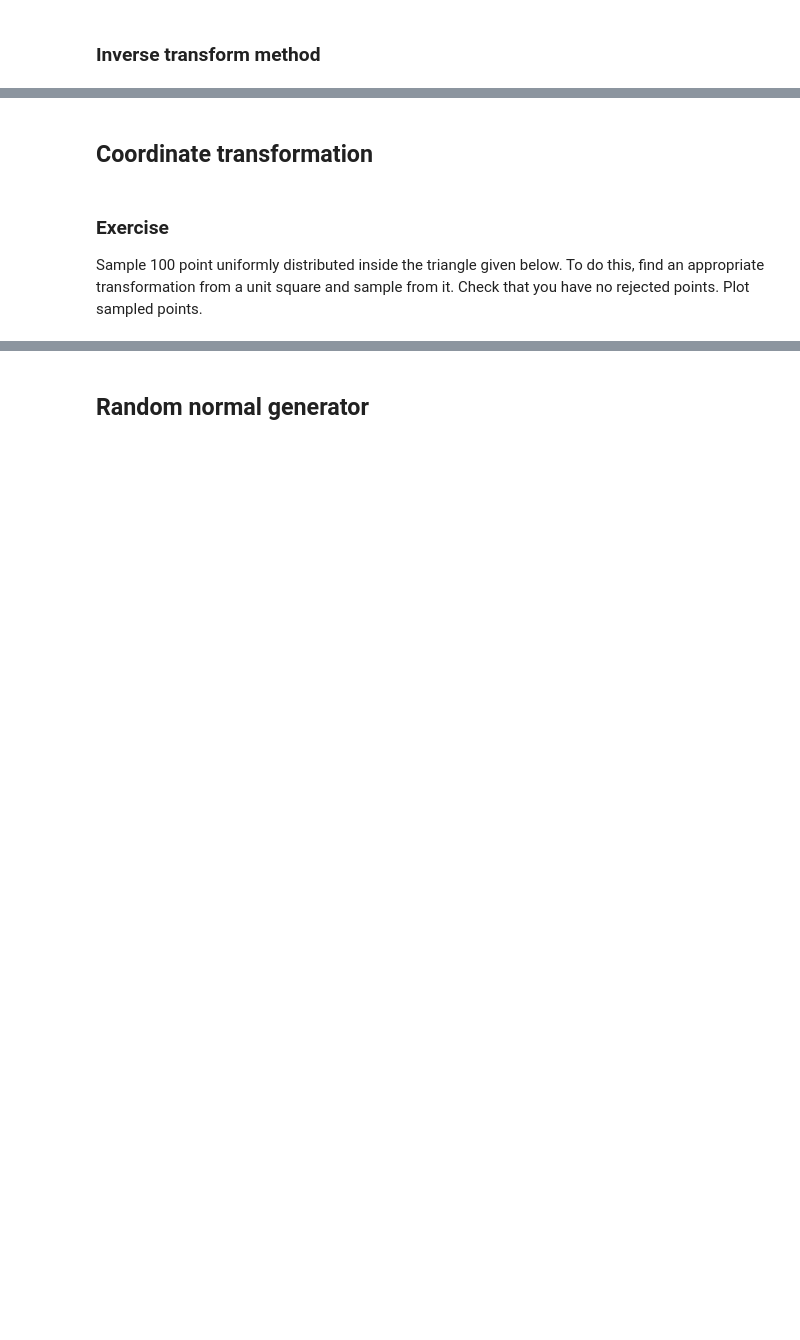
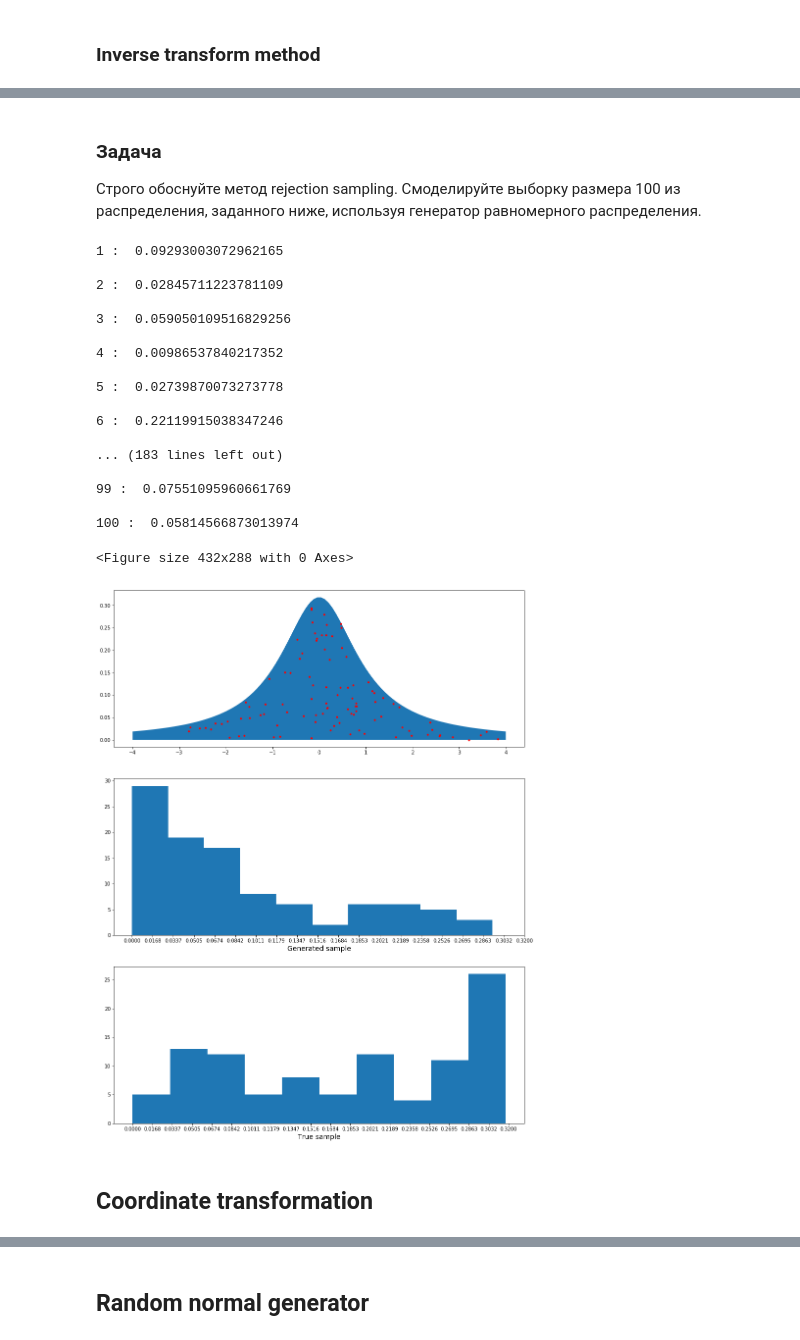
Before and after one commit to DzhamilyaS/practice, a Jupyter notebook: Homework5.ipynb, the cells around one changed output, grey strips where cells are left out. Drawn from its saved outputs; the diff is of its cells as text; code cells hidden in the pictures; blank space fills up the shorter version.

```diff
--- a/Homework5.ipynb
+++ b/Homework5.ipynb
@@ -167,0 +146,73 @@ Accept-reject method allows to sample from any areas and volumes. However, it ma
+# %% [markdown]
+### Задача
+Строго обоснуйте метод rejection sampling. Смоделируйте выборку размера 100 из распределения, заданного ниже, используя генератор равномерного распределения.
+# %%
+from scipy import stats
+import numpy as np
+dist = stats.cauchy()
+x = np.linspace(-4, 4, 100)
+
+plt.figure()
+plt.figure(figsize=(15,20))
+
+plt.subplot(311)
+plt.fill_between(x, 0, dist.pdf(x)) #needs to be normalized!
+
+def rng(m=2**32, a=1103515245, c=12345):
+    rng.current = (a * rng.current + c) % m
+    return rng.current / m
+rng.current = 1
+countUni = 1000
+countCau = 0
+#Создадим массив для нашей выборки для того, чтобы нарисовать гистограмму и сравнить её с реальной плотностью
+samp_gen = np.empty(101)
+#Создадим массив для истинной выборки
+samp_true = np.empty(101)
+#Генерируем равномерное распределение на отрезке от -4 до 4
+rngx = [(rng() * 8.0 - 4.0) for i in range(countUni)]
+#Генерируем равномерное распределение на отрезке от 0 до 0.4
+rngy = [(rng() * 0.4) for i in range(countUni)]
+#Теперь у нас есть тысяча равномерно распределённых точек в прямоугольнике [-4, 4] x [0, 1]
+#Выберем из них только те сто, которые попали под нужный нам график
+for i in range(countUni):
+    if (rngy[i] < dist.pdf(rngx[i])):
+        countCau += 1
+        if (countCau <= 100):
+            plt.plot(rngx[i], rngy[i], 'r.', alpha = 1.0)
+            print(countCau, ": ", rngy[i], "\n")
+            samp_gen[countCau] = rngy[i]
+            samp_true[countCau] = dist.pdf(rngx[i])
+        else:
+            i = countUni + 1
+#Рисуем гистограмму полученной выборки
+plt.subplot(312)
+plt.hist(samp_gen)
+plt.xlabel('Generated sample', fontsize = 14)
+plt.xticks(np.linspace(0, 0.32, 20))
+
+plt.subplot(313)
+plt.hist(samp_true)
+plt.xlabel('True sample', fontsize = 14)
+plt.xticks(np.linspace(0, 0.32, 20))
+
+plt.show()
+# %% [output]
+1 :  0.09293003072962165
+
+2 :  0.02845711223781109
+
+3 :  0.059050109516829256
+
+4 :  0.00986537840217352
+
+5 :  0.02739870073273778
+
+6 :  0.22119915038347246
+
+... (183 lines left out)
+
+99 :  0.07551095960661769
+
+100 :  0.05814566873013974
+<Figure size 432x288 with 0 Axes>
+[figure, added]
@@ -168,5 +221,2 @@ Accept-reject method allows to sample from any areas and volumes. However, it ma
 # %% [markdown]
 ##  Coordinate transformation
-# %% [markdown]
-### Exercise
-Sample 100 point uniformly distributed inside the triangle given below. To do this, find an appropriate transformation from a unit square and sample from it. Check that you have no rejected points. Plot sampled points.
```
Also changed, not shown: parts of 82 cells of this notebook.
